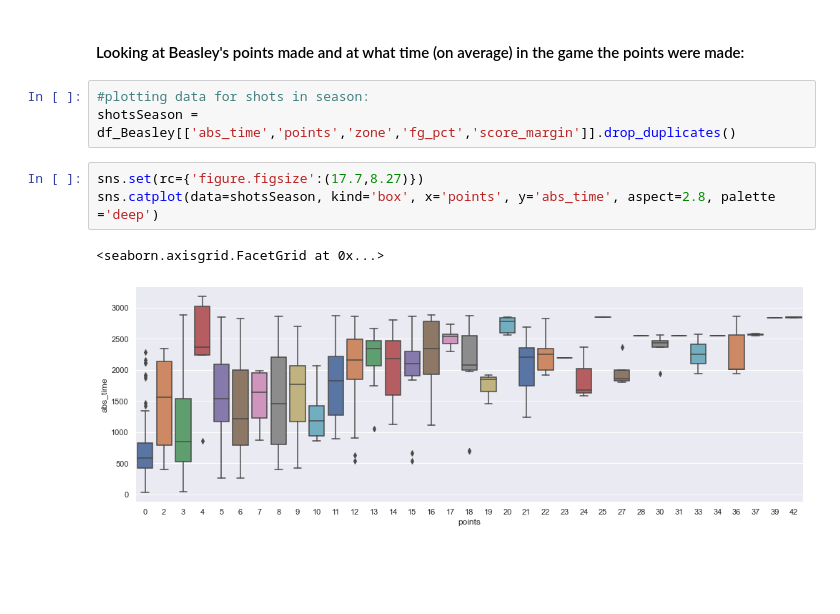
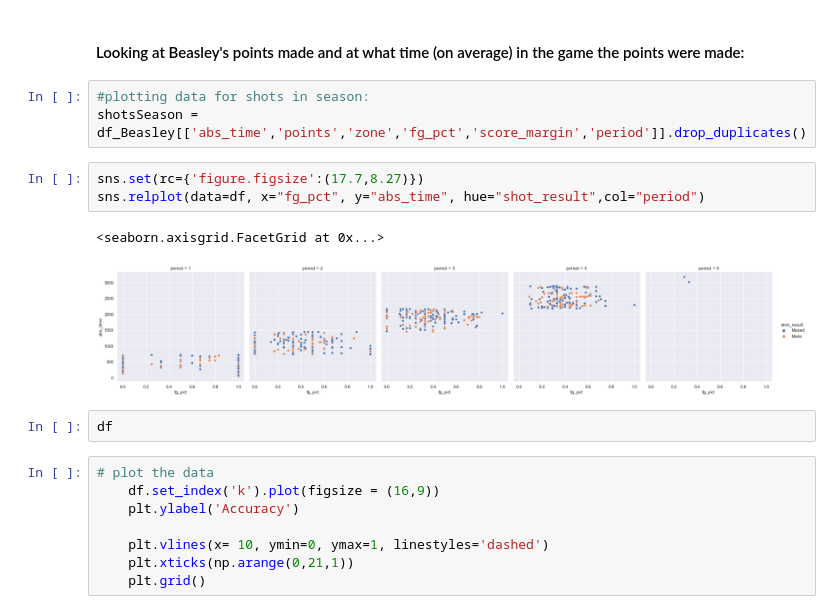
Before and after one commit to Eyring-Miller-Muriithi-capstone/shot-caller-for-ballers, a Jupyter notebook: Notebooks/Jen/EDA-Beasley-Test notebook.ipynb, the cells around one changed output. Cells and saved outputs as stored; diff of their text form; blank space fills up the shorter version.

```diff
--- a/Notebooks/Jen/EDA-Beasley-Test notebook.ipynb
+++ b/Notebooks/Jen/EDA-Beasley-Test notebook.ipynb
@@ -202,10 +213,20 @@ ________________
 #### Looking at Beasley's points made and at what time (on average) in the game the points were made:
 # %%
 #plotting data for shots in season:
-shotsSeason = df_Beasley[['abs_time','points','zone','fg_pct','score_margin']].drop_duplicates()
+shotsSeason = df_Beasley[['abs_time','points','zone','fg_pct','score_margin','period']].drop_duplicates()
-# %%
-sns.set(rc={'figure.figsize':(17.7,8.27)})
-sns.catplot(data=shotsSeason, kind='box', x='points', y='abs_time', aspect=2.8, palette ='deep')
-# %% [output]
-<seaborn.axisgrid.FacetGrid at 0x...>
-[figure, removed]
+# %%
+sns.set(rc={'figure.figsize':(17.7,8.27)})
+sns.relplot(data=df, x="fg_pct", y="abs_time", hue="shot_result",col="period")
+# %% [output]
+<seaborn.axisgrid.FacetGrid at 0x...>
+[figure, added]
+# %%
+df
+# %%
+# plot the data
+    df.set_index('k').plot(figsize = (16,9))
+    plt.ylabel('Accuracy')
+
+    plt.vlines(x= 10, ymin=0, ymax=1, linestyles='dashed')
+    plt.xticks(np.arange(0,21,1))
+    plt.grid()
```
Also changed, not shown: parts of 7 cells of this notebook, 1 other file.
